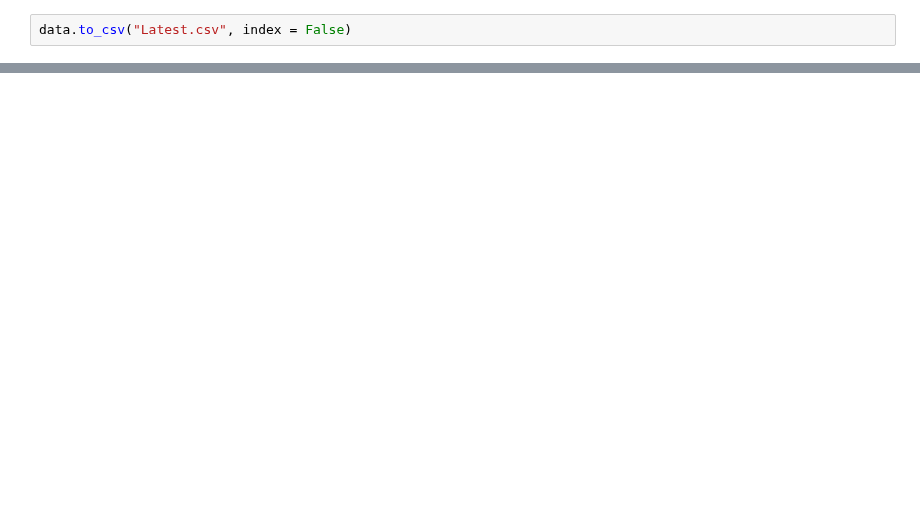
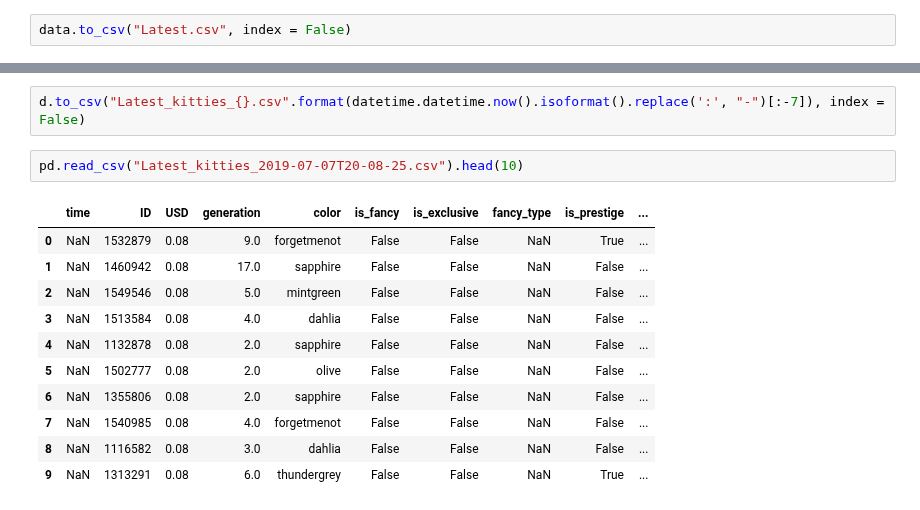
Before and after one commit to DylanBedetti/Trading-Cryptokitties, a Jupyter notebook: Crawler/Kitties_for_sale.ipynb, the cells around one changed output, grey strips where cells are left out. Saved outputs shown, nothing was run; the diff lists cells and outputs as text; blank space fills up the shorter version.

```diff
--- a/Crawler/Kitties_for_sale.ipynb
+++ b/Crawler/Kitties_for_sale.ipynb
@@ -384,0 +404,16 @@ data.to_csv("Latest.csv", index = False)
+# %%
+d.to_csv("Latest_kitties_{}.csv".format(datetime.datetime.now().isoformat().replace(':', "-")[:-7]), index = False)
+# %%
+pd.read_csv("Latest_kitties_2019-07-07T20-08-25.csv").head(10)
+# %% [output]
+|  | time | ID | USD | generation | color | is_fancy | is_exclusive | fancy_type | is_prestige | ... |
+| 0 | NaN | 1532879 | 0.08 | 9.0 | forgetmenot | False | False | NaN | True | ... |
+| 1 | NaN | 1460942 | 0.08 | 17.0 | sapphire | False | False | NaN | False | ... |
+| 2 | NaN | 1549546 | 0.08 | 5.0 | mintgreen | False | False | NaN | False | ... |
+| 3 | NaN | 1513584 | 0.08 | 4.0 | dahlia | False | False | NaN | False | ... |
+| 4 | NaN | 1132878 | 0.08 | 2.0 | sapphire | False | False | NaN | False | ... |
+| 5 | NaN | 1502777 | 0.08 | 2.0 | olive | False | False | NaN | False | ... |
+| 6 | NaN | 1355806 | 0.08 | 2.0 | sapphire | False | False | NaN | False | ... |
+| 7 | NaN | 1540985 | 0.08 | 4.0 | forgetmenot | False | False | NaN | False | ... |
+| 8 | NaN | 1116582 | 0.08 | 3.0 | dahlia | False | False | NaN | False | ... |
+| 9 | NaN | 1313291 | 0.08 | 6.0 | thundergrey | False | False | NaN | True | ... |
```
Also changed, not shown: parts of 9 cells of this notebook, 8 other files.
